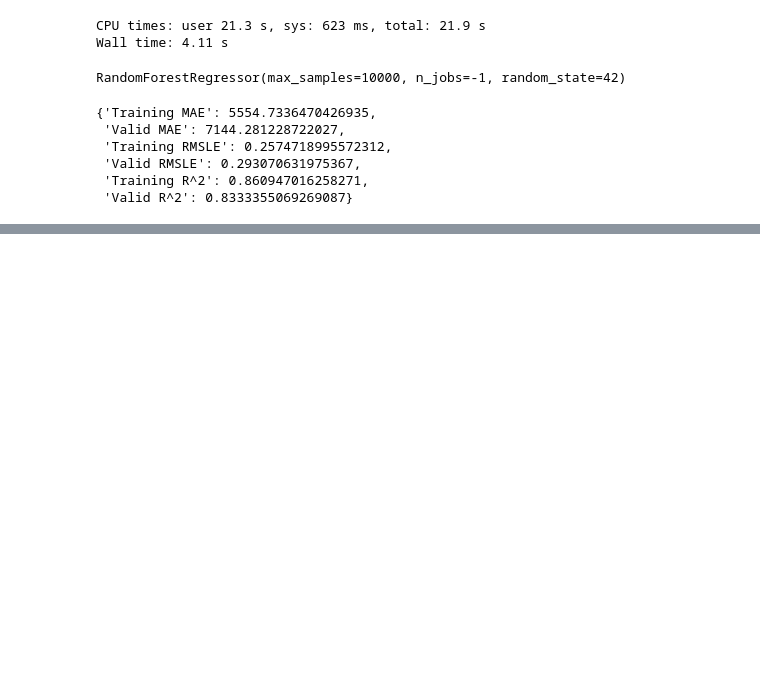
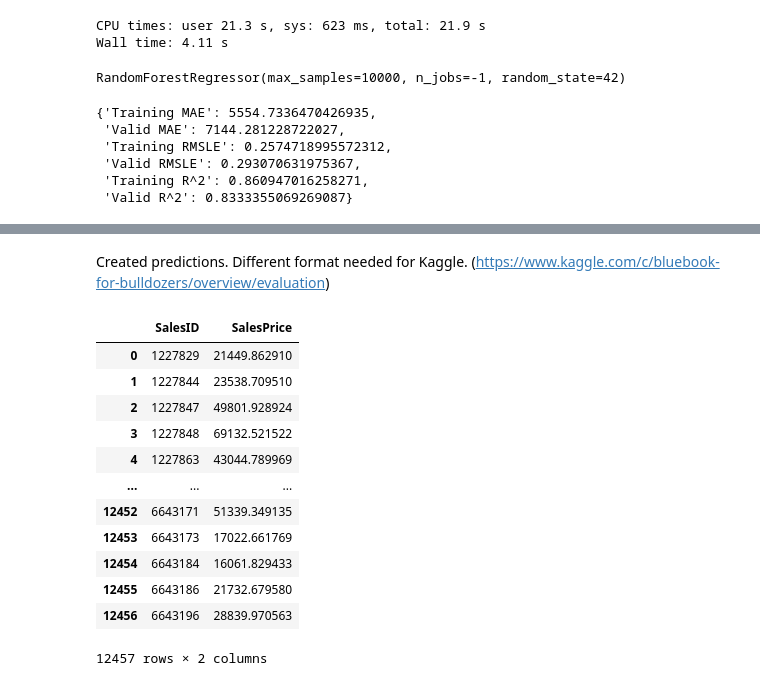
Before and after one commit to JH-MlAndAi/ML_Project_Regression_TimeSeriesData, a Jupyter notebook: end-to-end-regression-bulldozer-prices.ipynb, the cells around one changed output, grey strips where cells are left out. Saved outputs shown, nothing was run; the diff lists cells and outputs as text; code cells hidden in the pictures; blank space fills up the shorter version.

```diff
--- a/end-to-end-regression-bulldozer-prices.ipynb
+++ b/end-to-end-regression-bulldozer-prices.ipynb
@@ -747,0 +830,22 @@ test_preds = better_model.predict(df_test)
+# %% [markdown]
+Created predictions. Different format needed for Kaggle. (https://www.kaggle.com/c/bluebook-for-bulldozers/overview/evaluation)
+# %%
+# Format predictions in Kaggle-format
+df_preds = pd.DataFrame()
+df_preds["SalesID"] = df_test["SalesID"]
+df_preds["SalesPrice"] = test_preds
+df_preds
+# %% [output]
+|  | SalesID | SalesPrice |
+| 0 | 1227829 | 21449.862910 |
+| 1 | 1227844 | 23538.709510 |
+| 2 | 1227847 | 49801.928924 |
+| 3 | 1227848 | 69132.521522 |
+| 4 | 1227863 | 43044.789969 |
+| ... | ... | ... |
+| 12452 | 6643171 | 51339.349135 |
+| 12453 | 6643173 | 17022.661769 |
+| 12454 | 6643184 | 16061.829433 |
+| 12455 | 6643186 | 21732.679580 |
+| 12456 | 6643196 | 28839.970563 |
+12457 rows × 2 columns
```
Also changed, not shown: parts of 41 cells of this notebook, 3 other files.
